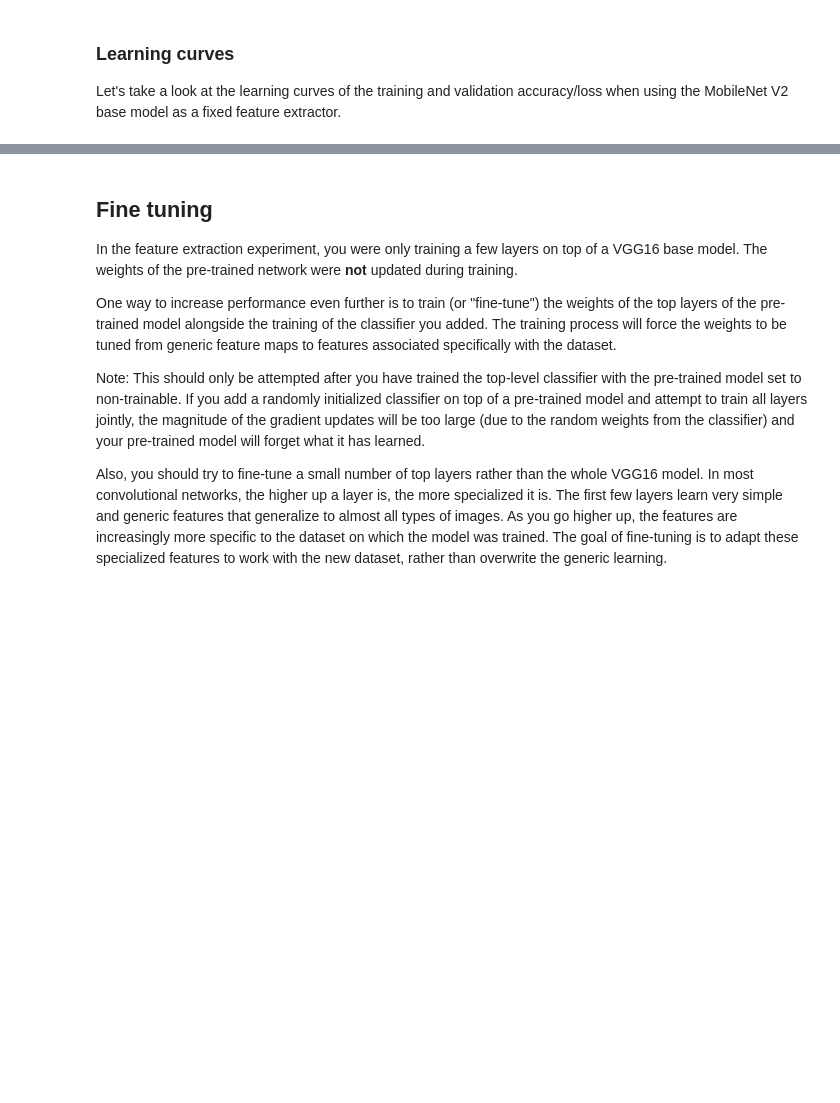
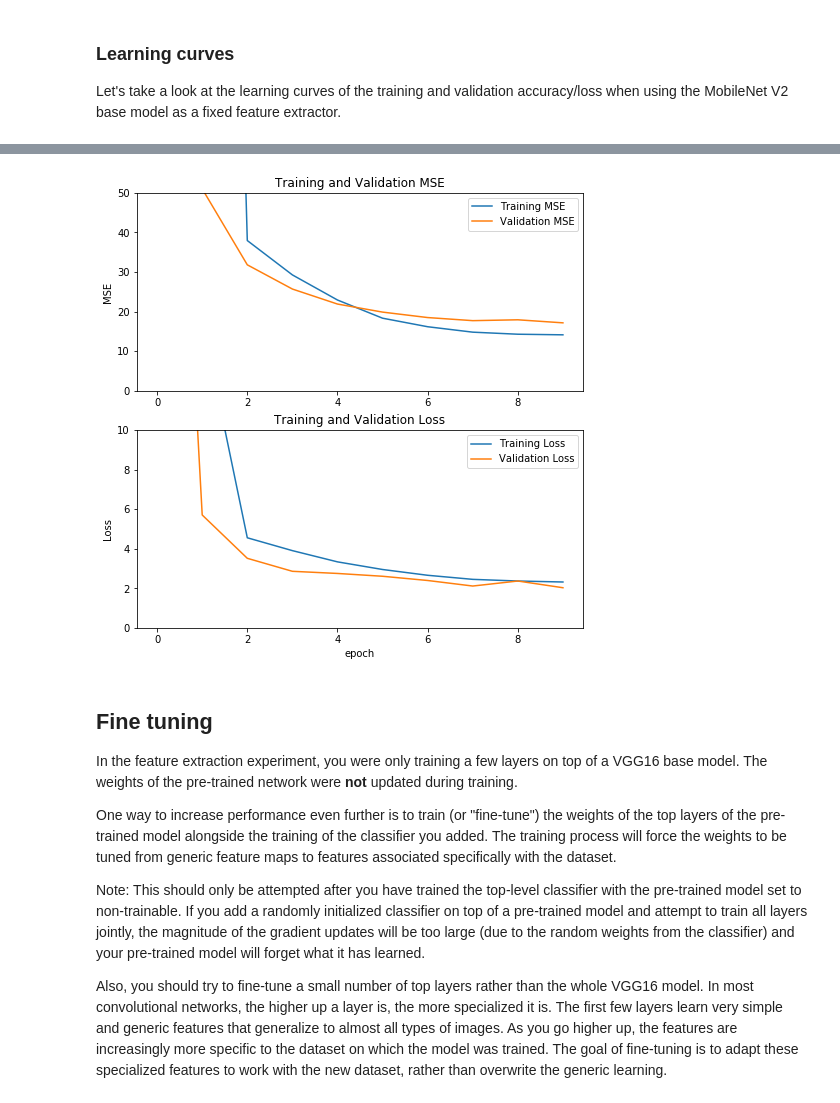
Before and after one commit to pablojrios/fluence_maps, a Jupyter notebook: tf2_transfer_learning_gamma.ipynb, the cells around one changed output, grey strips where cells are left out. Cells and saved outputs as stored; diff of their text form; code cells hidden in the pictures; blank space fills up the shorter version.

```diff
--- a/tf2_transfer_learning_gamma.ipynb
+++ b/tf2_transfer_learning_gamma.ipynb
@@ -52,8 +81,9 @@ drive.mount('/content/drive')
 # %%
 # ===============================================DEFINE YOUR ARGUMENTS=================================================
-ARG_DATASET_DIR='/content/drive/My Drive/Healthcare/Radioterapia/data/ciolaplata'
+if not isGoogleColab():
+    ARG_DATASET_DIR='/hdd/data/radioterapia/ciolaplata'
 # folder under ARG_DATASET_DIR path.
-ARG_TFDATASET_FOLDER='tfds.2019.localnorm.ovs95x8.0'
+ARG_TFDATASET_FOLDER='tfds.2019.localnorm.12345.ovs97x3'
 ARG_RANDOM_SEED = 23456
 # if False only training and validation partition are created.
 ARG_TEST_PARTITION=False
@@ -64,11 +94,11 @@ ARG_MAX_FINE_TUNING_EPOCHS=200
 ARG_RESNET_NETWORK=False
 ARG_DATA_AUGMENTATION=True
 # perform data augmentation of images with a gamma value lower than gamma_augment
-ARG_GAMMA_AUGMENT=95.0
+ARG_GAMMA_AUGMENT=97.0
 # set this value based on the ARG_OVERSAMPLING_FACTOR value in tf2_oversampling_dicom_files.py
 # 1.0 means transform each and every image, with a lower value than 1.0 means that training will include unmodified (not transformed)
 # images.
-ARG_AUGMENT_PROBABILITY=0.85 # con 0.85 para el dataset tfds.2019.localnorm.ovs95x8.0 no transformo 93*(1+8)*0.15=125 imágenes
+ARG_AUGMENT_PROBABILITY=0.75 # con 0.85 para el dataset tfds.2019.localnorm.ovs95x8.0 no transformo 93*(1+8)*0.15=125 imágenes
 add_regularizers=False
 ## Fine-tune from this layer onwards
 # fine_tune_at = 281 # InceptionV3, fine-tuning
@@ -142,7 +177,7 @@ def rotate_cv(im, deg, mode=cv2.BORDER_REFLECT, interpolation=cv2.INTER_AREA):
 # %% [markdown]
 ### Translation
 # %%
-def random_translation(x, t_pix=24):
+def random_translation(x, t_pix=16):
     """ Returns a random translation"""
     rows, cols, *_ = x.shape
     rand_r = random.uniform(0, 1)
@@ -193,7 +228,7 @@ def _parse_image_function(example_proto, img_size, normalization_fn, data_augmen
                 "image/width": tf.io.FixedLenFeature((), tf.int64)}
 
     def image_augment(image):
-        radian = ((np.random.random()-.50)*20 / 360) * np.pi
+        radian = ((np.random.random()-.50)*10 / 360) * np.pi
         # tfa.image.transform_ops.rotate(image, radian) is an alias
         image = tfa.image.rotate(image, radian)
         # image = tf.image.random_flip_left_right(image)
@@ -577,30 +716,32 @@ print(history.epoch)
 # Pablo Feb 25:
 # Python never implicitly copies objects. When you set list2 = list1, you are making them refer to the same exact
 # list object, so when you mutate it, all references to it keep referring to the object in its current state.
-mae = history.history['mse'].copy()
-val_mae = history.history['val_mse'].copy()
+mse = history.history['mse'].copy()
+val_mse = history.history['val_mse'].copy()
 
 loss = history.history['loss'].copy()
 val_loss = history.history['val_loss'].copy()
 # %%
 plt.figure(figsize=(8, 8))
 plt.subplot(2, 1, 1)
-plt.plot(mae, label='Training MSE')
-plt.plot(val_mae, label='Validation MSE')
+plt.plot(mse, label='Training MSE')
+plt.plot(val_mse, label='Validation MSE')
 plt.legend(loc='upper right')
 plt.ylabel('MSE')
 plt.ylim([0,50])
 plt.title('Training and Validation MSE')
 
 plt.subplot(2, 1, 2)
 plt.plot(loss, label='Training Loss')
 plt.plot(val_loss, label='Validation Loss')
 plt.legend(loc='upper right')
 plt.ylabel('Loss')
 plt.ylim([0,10])
 plt.title('Training and Validation Loss')
 plt.xlabel('epoch')
 plt.show()
+# %% [output]
+[figure, added]
 # %% [markdown]
 ## Fine tuning
 In the feature extraction experiment, you were only training a few layers on top of a VGG16 base model. The weights of the pre-trained network were **not** updated during training.
```
Also changed, not shown: parts of 39 cells of this notebook, 2 other files.
